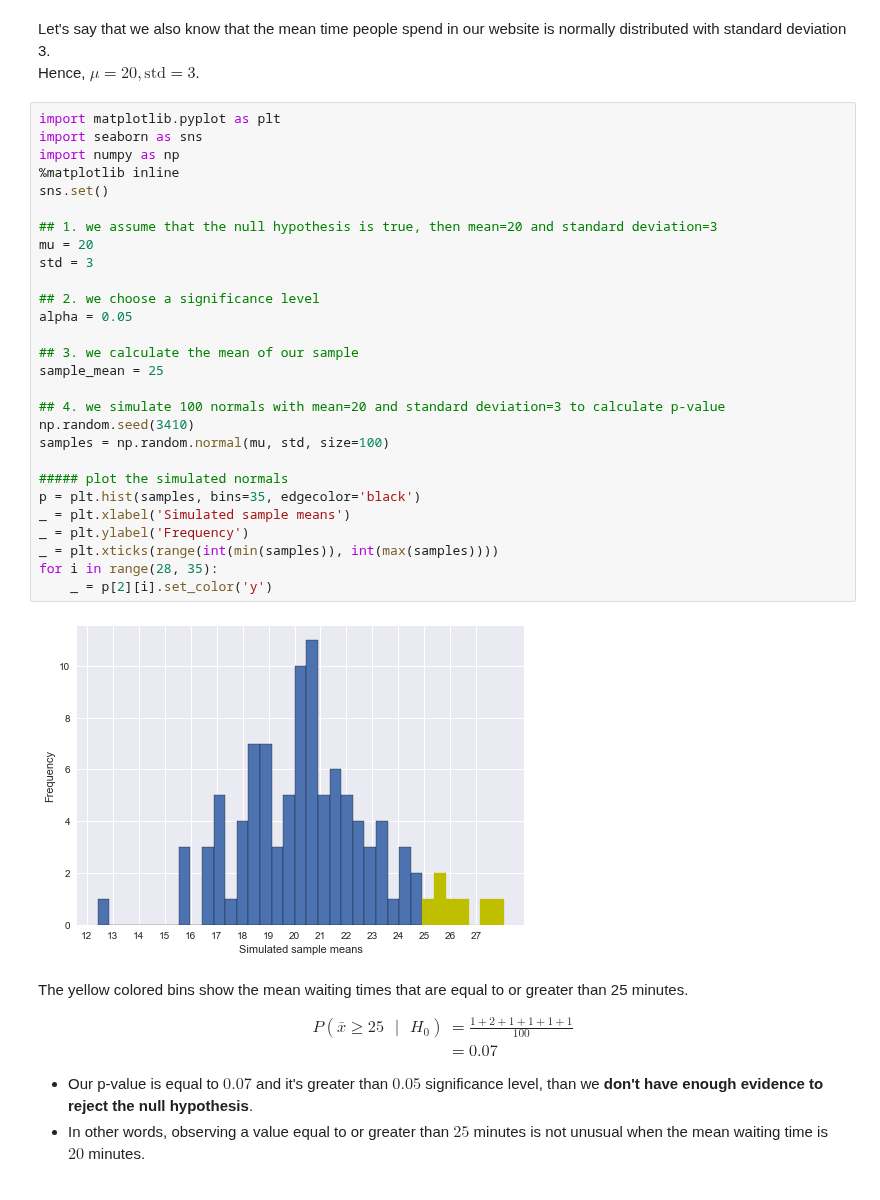
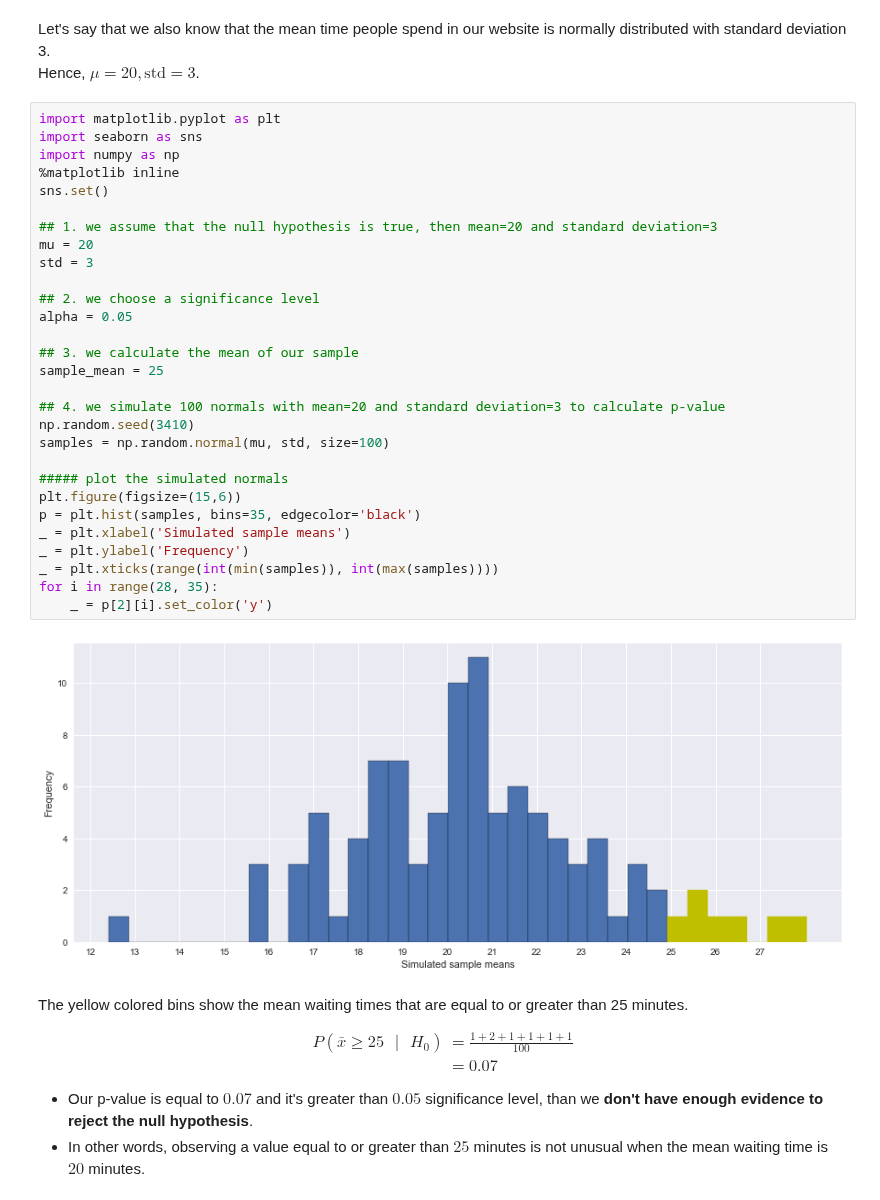
Before and after one commit to arstepanyan/Notes, a Jupyter notebook: statistics/foundations_of_statistics.ipynb, the cells around one changed output. Saved outputs shown, nothing was run; the diff lists cells and outputs as text.

Commit message:
make the plot bigger

```diff
--- a/statistics/foundations_of_statistics.ipynb
+++ b/statistics/foundations_of_statistics.ipynb
@@ -712,33 +712,34 @@ Hence, $\mu=20, {\text{std}}=3$.
 # %%
 import matplotlib.pyplot as plt
 import seaborn as sns
 import numpy as np
 %matplotlib inline
 sns.set()
 
 ## 1. we assume that the null hypothesis is true, then mean=20 and standard deviation=3
 mu = 20
 std = 3
 
 ## 2. we choose a significance level
 alpha = 0.05
 
 ## 3. we calculate the mean of our sample
 sample_mean = 25
 
 ## 4. we simulate 100 normals with mean=20 and standard deviation=3 to calculate p-value
 np.random.seed(3410)
 samples = np.random.normal(mu, std, size=100)
 
 ##### plot the simulated normals
+plt.figure(figsize=(15,6))
 p = plt.hist(samples, bins=35, edgecolor='black')
 _ = plt.xlabel('Simulated sample means')
 _ = plt.ylabel('Frequency')
 _ = plt.xticks(range(int(min(samples)), int(max(samples))))
 for i in range(28, 35):
     _ = p[2][i].set_color('y')
 # %% [output]
-[figure, old version]
+[figure, new version]
 # %% [markdown]
 The yellow colored bins show the mean waiting times that are equal to or greater than 25 minutes.
 
```
